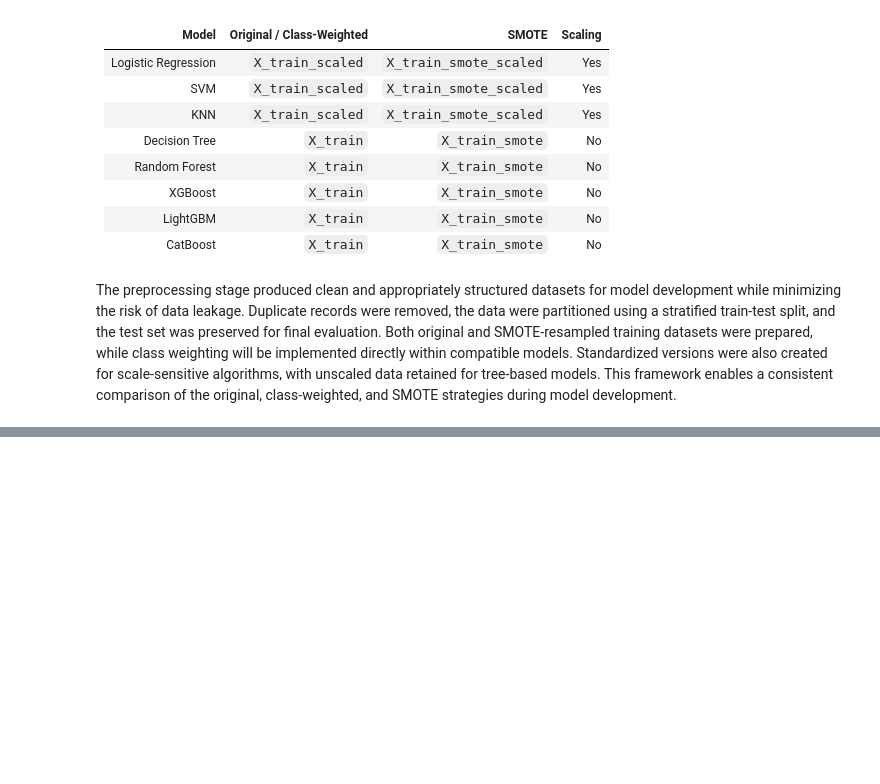
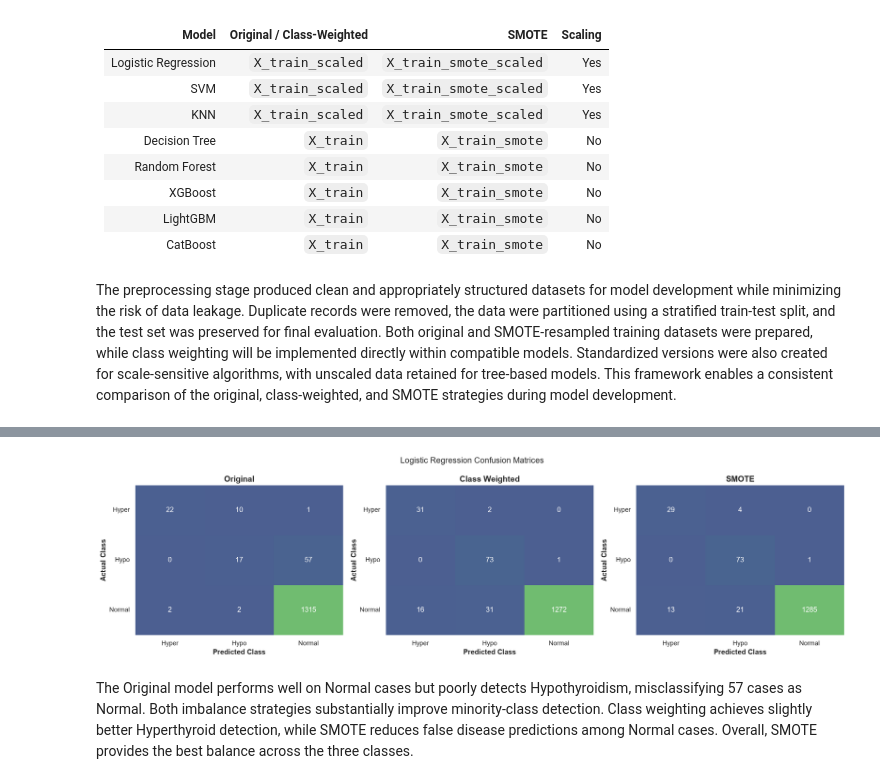
Before and after one commit to byegond-beep/Multi-class-Thyroid-Disease-Classification, a Jupyter notebook: notebook.ipynb, the cells around one changed output, grey strips where cells are left out. Drawn from its saved outputs; the diff is of its cells as text; code cells hidden in the pictures; blank space fills up the shorter version.

Commit message:
logistic Regression

```diff
--- a/notebook.ipynb
+++ b/notebook.ipynb
@@ -1298,0 +1346,2 @@ The preprocessing stage produced clean and appropriately structured datasets for
+# %%
+model_results = []
@@ -1298,0 +1416,49 @@ The preprocessing stage produced clean and appropriately structured datasets for
+# %%
+
+smote_colors = ["#4C5F91", "#358C87", "#70BC70"]
+
+custom_cmap = LinearSegmentedColormap.from_list(
+    "blue_teal_green",
+    smote_colors
+)
+
+fig, axes = plt.subplots(1, 3, figsize=(18, 5))
+
+for ax, (strategy, y_pred) in zip(axes, lr_predictions.items()):
+
+    cm = confusion_matrix(
+        y_test,
+        y_pred,
+        labels=[1, 2, 3]
+    )
+
+    sns.heatmap(
+        cm,
+        annot=True,
+        fmt="d",
+        cmap=custom_cmap,
+        cbar=False,
+        ax=ax
+    )
+
+    ax.set_title(strategy)
+    ax.set_xlabel("Predicted Class")
+    ax.set_ylabel("Actual Class")
+
+    ax.set_xticklabels(["Hyper", "Hypo", "Normal"])
+    ax.set_yticklabels(
+        ["Hyper", "Hypo", "Normal"],
+        rotation=0
+    )
+
+plt.suptitle(
+    "Logistic Regression Confusion Matrices",
+    fontsize=14
+)
+
+plt.tight_layout()
+plt.show()
+# %% [output]
+[figure, added]
+# %% [markdown]
+The Original model performs well on Normal cases but poorly detects Hypothyroidism, misclassifying 57 cases as Normal. Both imbalance strategies substantially improve minority-class detection. Class weighting achieves slightly better Hyperthyroid detection, while SMOTE reduces false disease predictions among Normal cases. Overall, SMOTE provides the best balance across the three classes.
```
Also changed, not shown: parts of 9 cells of this notebook.
